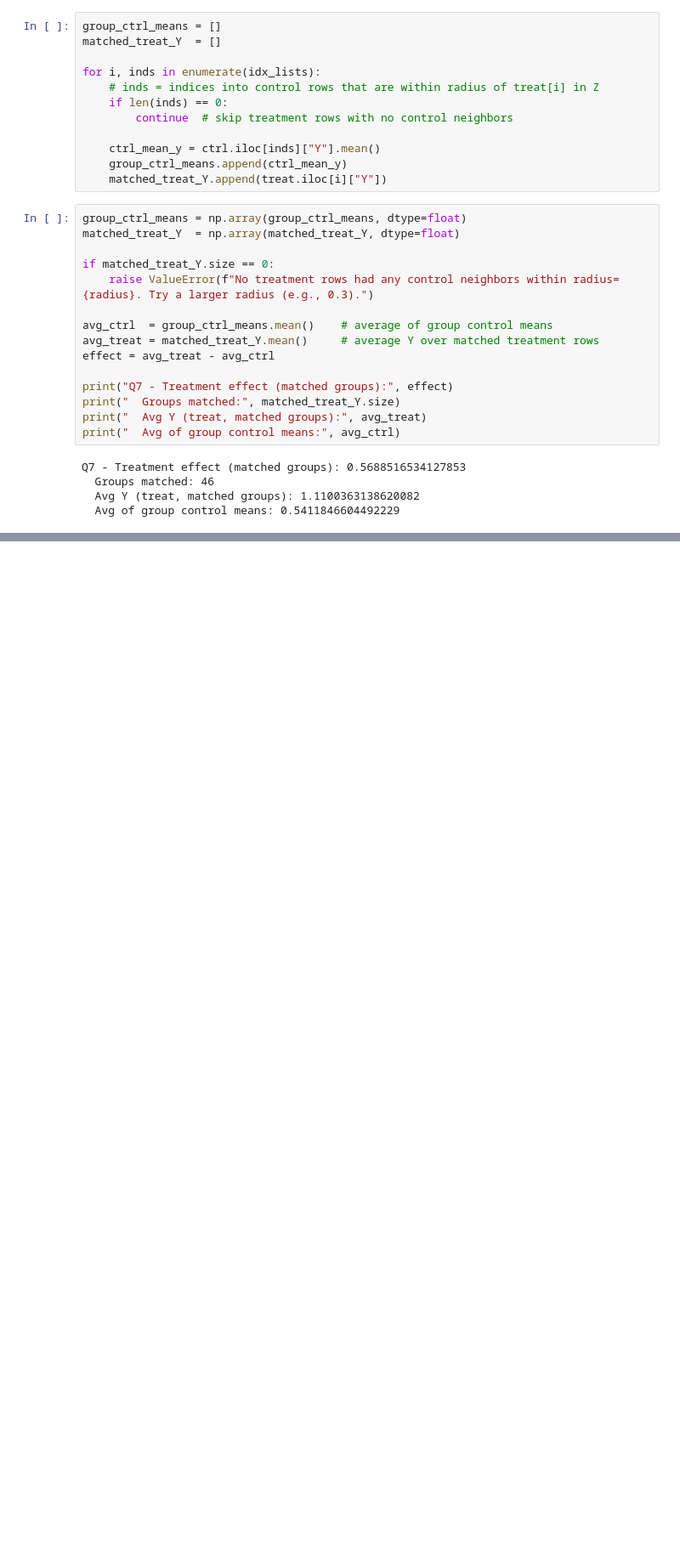
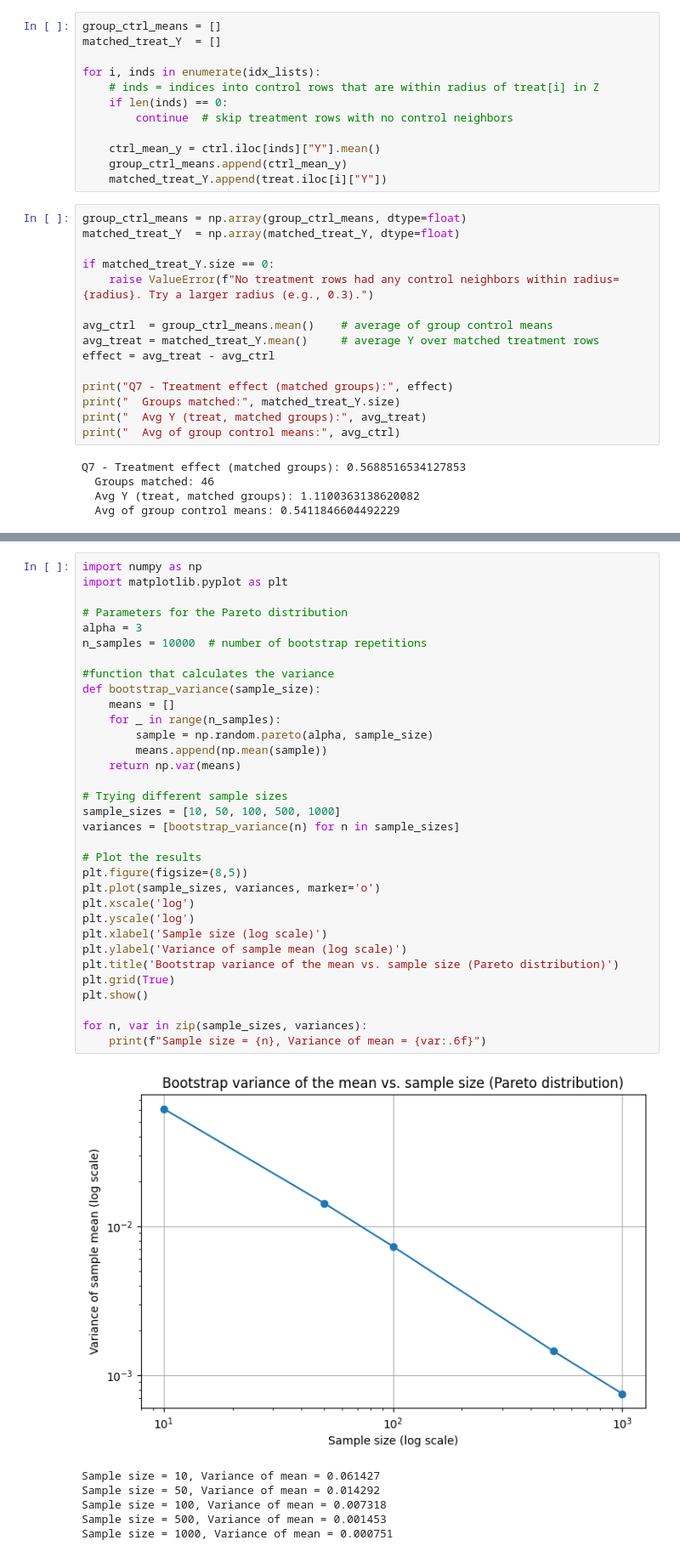
Before and after one commit to rain-dimen/Mod-7-Experimental-Design-and-Causality_Quiz_Week1, a Jupyter notebook: Week 1 Quiz.ipynb, the cells around one changed output, grey strips where cells are left out. Shown at 85% size. Drawn from its saved outputs; the diff is of its cells as text; blank space fills up the shorter version.

```diff
--- a/Week 1 Quiz.ipynb
+++ b/Week 1 Quiz.ipynb
@@ -340,0 +483,40 @@ Q7 - Treatment effect (matched groups): 0.5688516534127853
+# %%
+import numpy as np
+import matplotlib.pyplot as plt
+
+# Parameters for the Pareto distribution
+alpha = 3
+n_samples = 10000  # number of bootstrap repetitions
+
+#function that calculates the variance
+def bootstrap_variance(sample_size):
+    means = []
+    for _ in range(n_samples):
+        sample = np.random.pareto(alpha, sample_size)
+        means.append(np.mean(sample))
+    return np.var(means)
+
+# Trying different sample sizes
+sample_sizes = [10, 50, 100, 500, 1000]
+variances = [bootstrap_variance(n) for n in sample_sizes]
+
+# Plot the results
+plt.figure(figsize=(8,5))
+plt.plot(sample_sizes, variances, marker='o')
+plt.xscale('log')
+plt.yscale('log')
+plt.xlabel('Sample size (log scale)')
+plt.ylabel('Variance of sample mean (log scale)')
+plt.title('Bootstrap variance of the mean vs. sample size (Pareto distribution)')
+plt.grid(True)
+plt.show()
+
+for n, var in zip(sample_sizes, variances):
+    print(f"Sample size = {n}, Variance of mean = {var:.6f}")
+# %% [output]
+[figure, added]
+Sample size = 10, Variance of mean = 0.061427
+Sample size = 50, Variance of mean = 0.014292
+Sample size = 100, Variance of mean = 0.007318
+Sample size = 500, Variance of mean = 0.001453
+Sample size = 1000, Variance of mean = 0.000751
```
Also changed, not shown: parts of 10 cells of this notebook.
